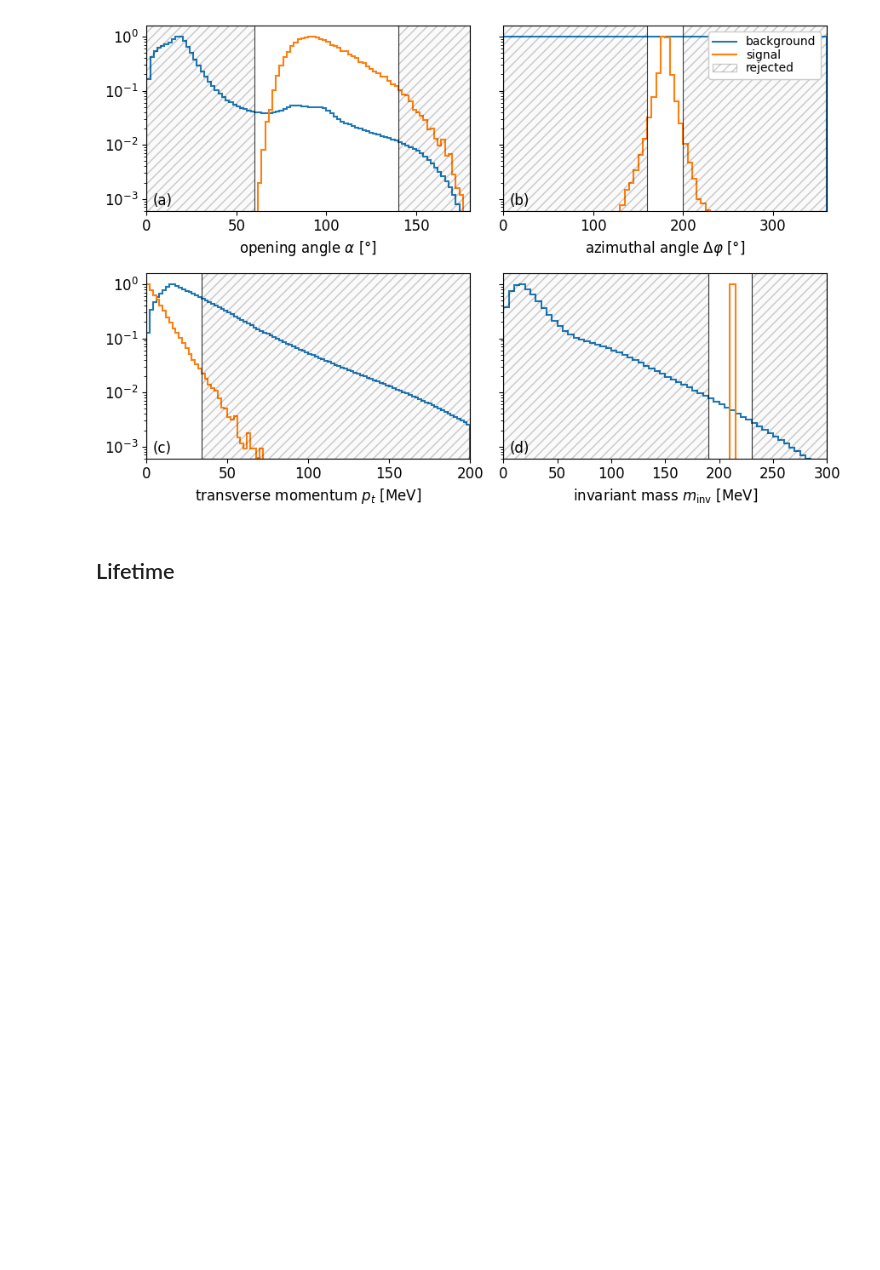
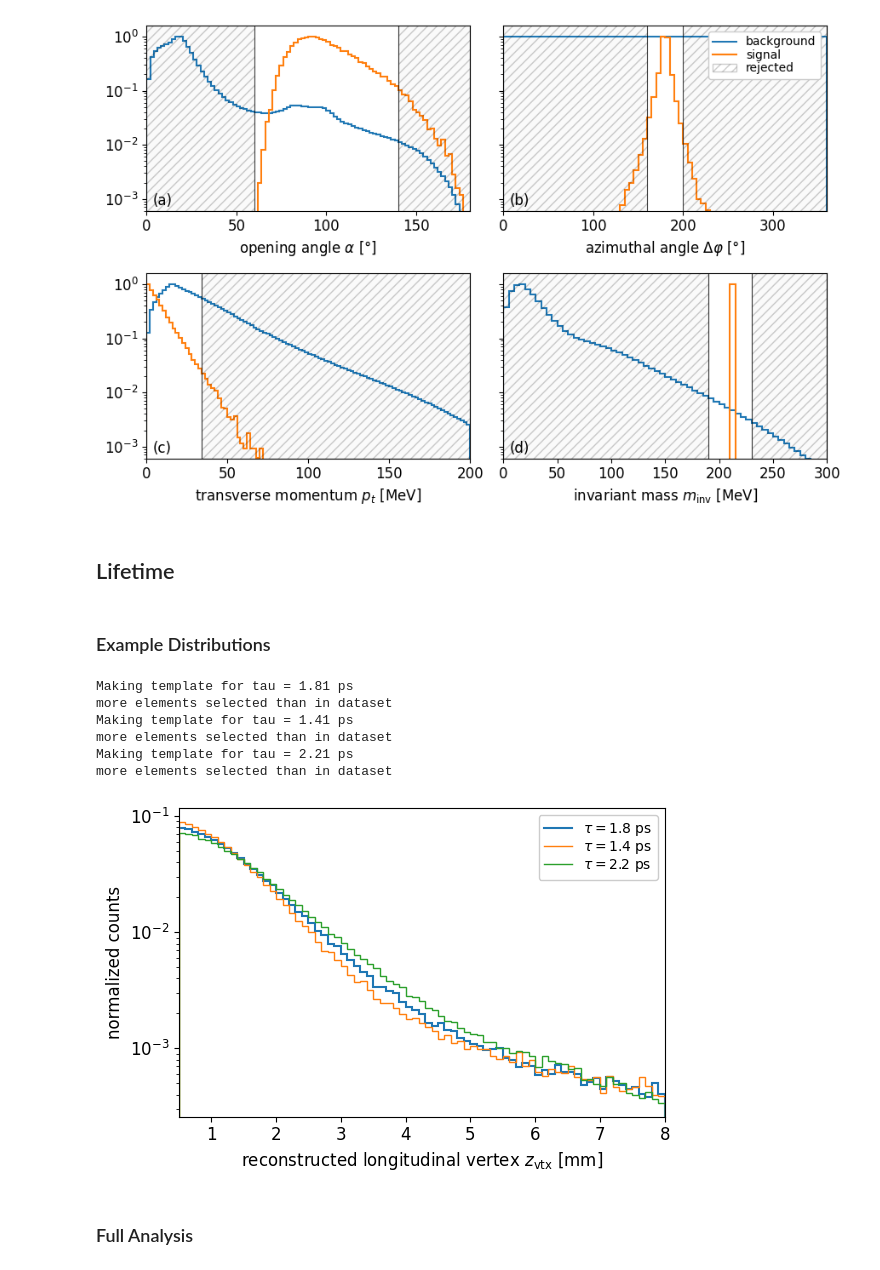
Before and after one commit to ivoschulthess/trueMuonium, a Jupyter notebook: analysis.ipynb, the cells around one changed output. Cells and saved outputs as stored; diff of their text form; code cells hidden in the pictures; blank space fills up the shorter version.

Commit message:
cleaned up the analysis

```diff
--- a/analysis.ipynb
+++ b/analysis.ipynb
@@ -383,7 +267,7 @@ subFigLabel = ['(a)',
                '(c)',
                '(d)']
 
-with plt.rc_context(hf.regu):
+with plt.rc_context(regPlot):
 
     fig, ax = plt.subplots(2, 2, sharey=True, figsize=(9,6))
     ax = ax.flatten()
@@ -411,7 +295,7 @@ with plt.rc_context(hf.regu):
 # %% [output]
 [figure]
 # %%
-with plt.rc_context(hf.regu):
+with plt.rc_context(regPlot):
 
     fig, ax = plt.subplots(2, 2, sharey=True, figsize=(9,6))
     ax = ax.flatten()
@@ -470,3 +354,53 @@ with plt.rc_context(hf.regu):
 [figure]
 # %% [markdown]
 ## Lifetime
+# %% [markdown]
+### Example Distributions
+# %%
+# test lifetimes [s]
+taus = np.array([1.81, 1.41, 2.21]) * 1e-12
+
+# vz bins [mm]
+bins = np.arange(0.5, 8+0.1, 0.1)
+
+templates = hf.make_templates(
+    tm,
+    taus,
+    N_template=500_000,
+    smearing=mu3e_smearing,
+    rng=rng
+)
+# %% [output]
+Making template for tau = 1.81 ps
+more elements selected than in dataset
+Making template for tau = 1.41 ps
+more elements selected than in dataset
+Making template for tau = 2.21 ps
+more elements selected than in dataset
+# %%
+normalize=True
+
+with plt.rc_context(regPlot):
+
+    fig, ax = plt.subplots()
+
+    for tau, vz in templates.items():
+        counts, edges = np.histogram(vz, bins=bins)
+        if normalize:
+            counts = counts / counts.sum()
+        ax.stairs(counts, edges, lw=1.5 if tau==1.81e-12 else 1, label=fr"$\tau={tau*1e12:.1f}$ ps")
+
+    ax.set(xlabel=r'reconstructed longitudinal vertex $z_{\mathrm{vtx}}$ [mm]', xlim=(bins[0], bins[-1]),
+           ylabel='normalized counts' if normalize else 'counts', yscale='log')
+
+    ax.legend(loc='upper right')
+
+    fig.tight_layout()
+    fig.savefig('plots/lifetime.png', dpi=300)
+    fig.savefig('plots/lifetime.pdf')
+
+    plt.show()
+# %% [output]
+[figure, added]
+# %% [markdown]
+### Full Analysis
```
Also changed, not shown: parts of 26 cells of this notebook, 9 other files.
